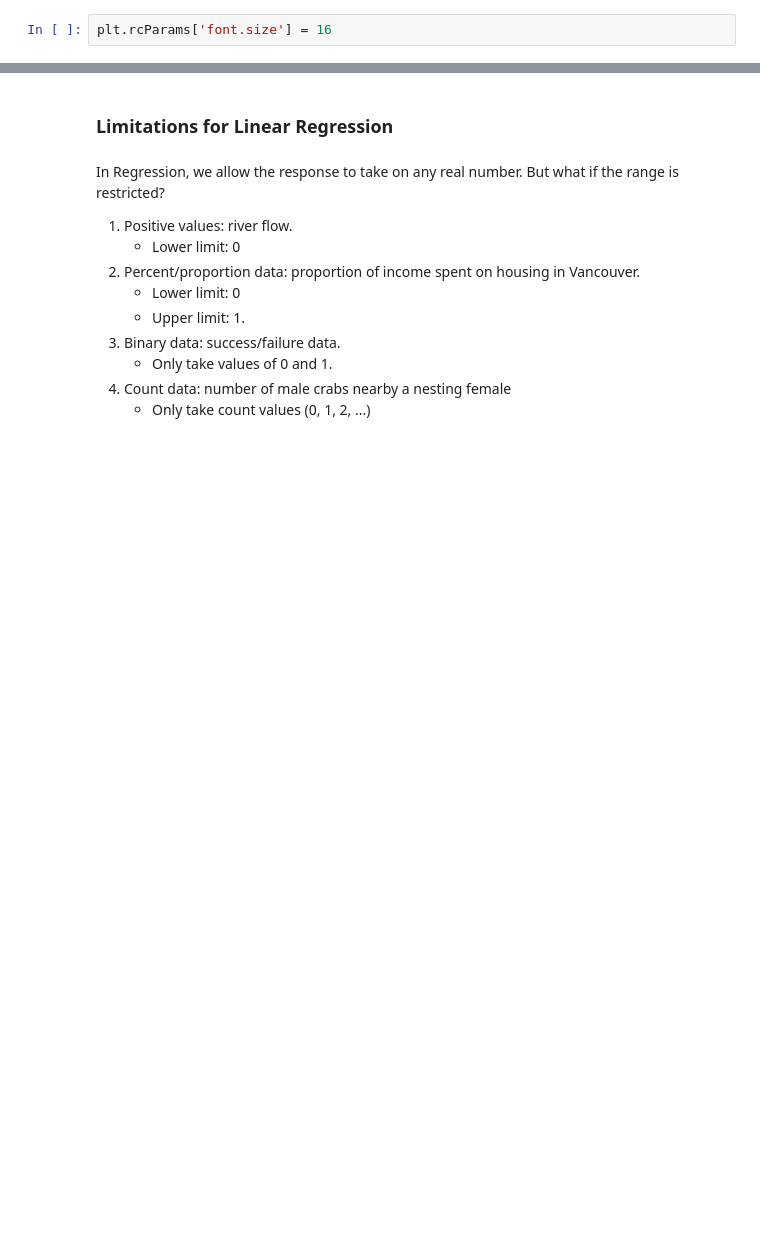
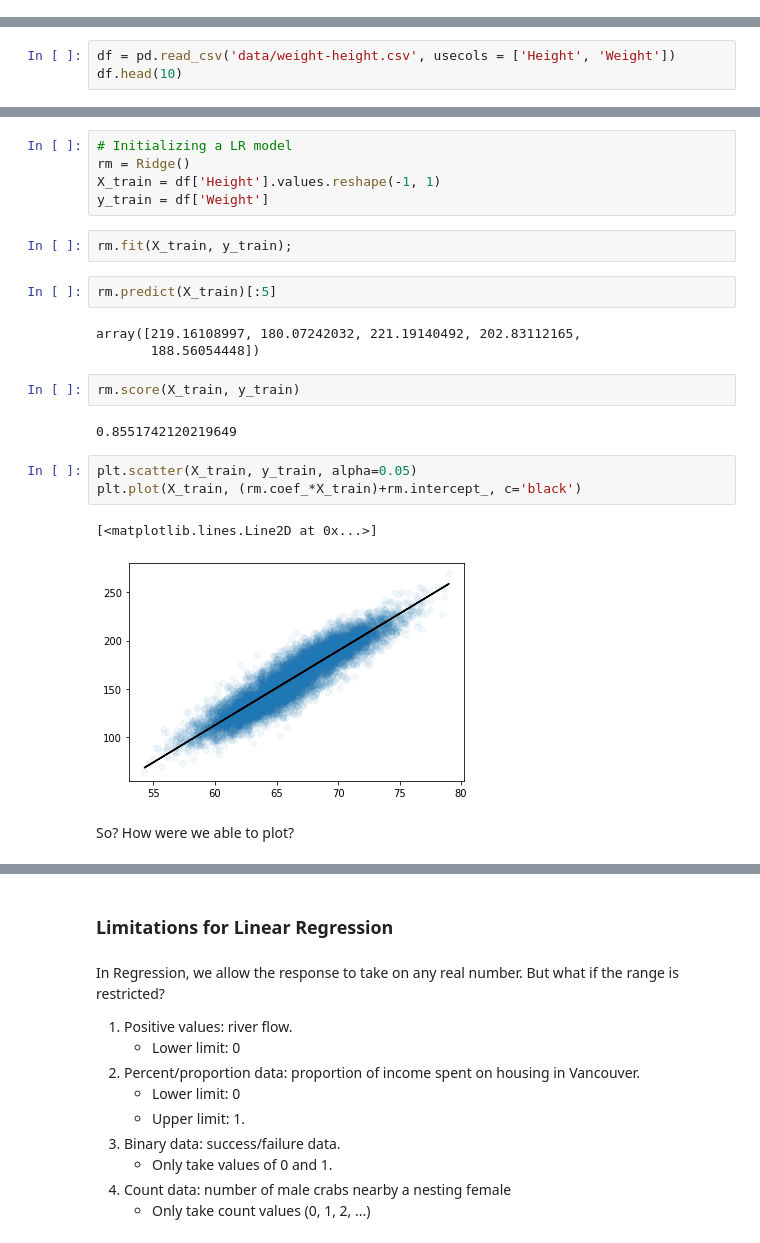
Before and after one commit to sedv8808/LighthouseLabs, a Jupyter notebook: W05D2/W05D2_LogReg.ipynb, the cells around one changed output, grey strips where cells are left out. Drawn from its saved outputs; the diff is of its cells as text; blank space fills up the shorter version.

```diff
--- a/W05D2/W05D2_LogReg.ipynb
+++ b/W05D2/W05D2_LogReg.ipynb
@@ -30,2 +16,0 @@ from IPython.display import Image
-# %%
-plt.rcParams['font.size'] = 16
@@ -48,0 +34,3 @@ warnings.simplefilter(action='ignore', category=FutureWarning)
+# %%
+df = pd.read_csv('data/weight-height.csv', usecols = ['Height', 'Weight'])
+df.head(10)
@@ -48,0 +49,24 @@ warnings.simplefilter(action='ignore', category=FutureWarning)
+# %%
+# Initializing a LR model
+rm = Ridge()
+X_train = df['Height'].values.reshape(-1, 1)
+y_train = df['Weight']
+# %%
+rm.fit(X_train, y_train);
+# %%
+rm.predict(X_train)[:5]
+# %% [output]
+array([219.16108997, 180.07242032, 221.19140492, 202.83112165,
+       188.56054448])
+# %%
+rm.score(X_train, y_train)
+# %% [output]
+0.8551742120219649
+# %%
+plt.scatter(X_train, y_train, alpha=0.05)
+plt.plot(X_train, (rm.coef_*X_train)+rm.intercept_, c='black')
+# %% [output]
+[<matplotlib.lines.Line2D at 0x...>]
+[figure, added]
+# %% [markdown]
+So? How were we able to plot?
```
Also changed, not shown: parts of 135 cells of this notebook, 6 other files.
